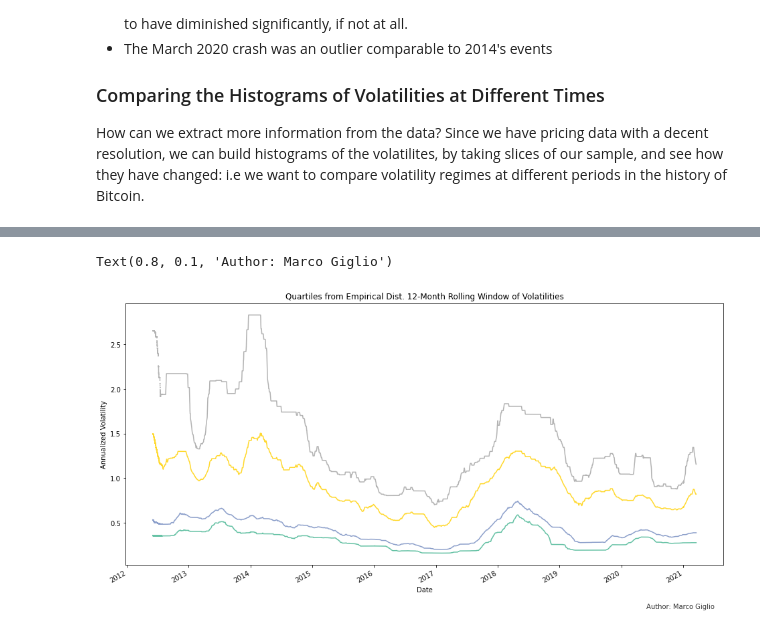
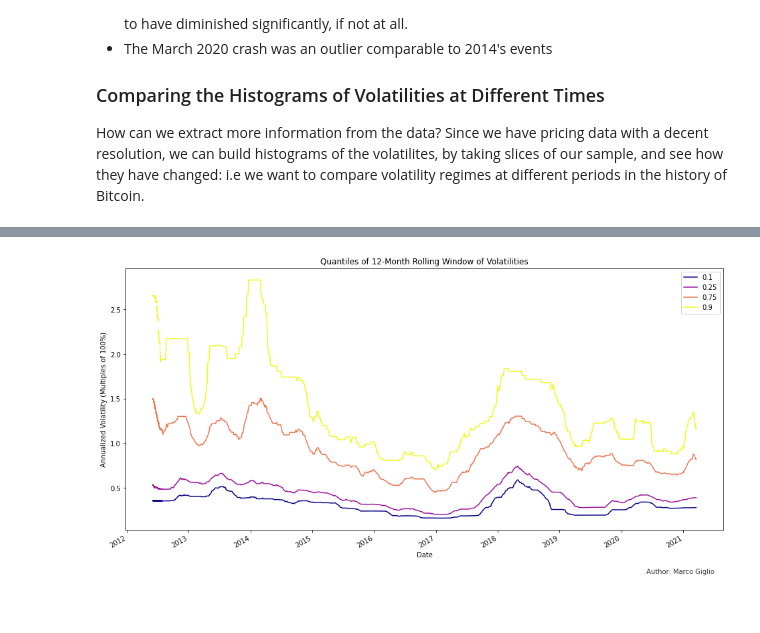
Before and after one commit to marcogiglio/digital_garden, a Jupyter notebook: _sources/bitcoin_realized_volatility.ipynb, the cells around one changed output, grey strips where cells are left out. Drawn from its saved outputs; the diff is of its cells as text; code cells hidden in the pictures.

```diff
--- a/_sources/bitcoin_realized_volatility.ipynb
+++ b/_sources/bitcoin_realized_volatility.ipynb
@@ -100,7 +100,7 @@ Already from this very high view graph, we can see a few things:
 ### Comparing the Histograms of Volatilities at Different Times
 How can we extract more information from the data? Since we have pricing data with a decent resolution, we can build histograms of the volatilites, by taking slices of our sample, and see how they have changed: i.e we want to compare volatility regimes at different periods in the history of Bitcoin.
 # %%
-cmap = cm.get_cmap('Set2')
+cmap = cm.get_cmap('plasma')
 
 fig, axes = plt.subplots(nrows=3, ncols=3)
 
@@ -167,20 +173,21 @@ Text(0.8, 0.05, 'Author: Marco Giglio')
 # %%
+
 window_size = 12*30*24
 quantiles = [.1, .25, .75, .90]
 
 for quantile in quantiles:
     data = df['volatilities'].rolling(window=window_size).quantile(quantile)
     serie = pd.Series(data, name=str(quantile))
     df[serie.name] = serie
 
-ax = df.plot(x='timestamp', y=['0.1', '0.25', '0.75', '0.9'], cmap=cmap, legend=False, ylabel='Annualized Volatility', xlabel='Date', title='Quartiles from Empirical Dist. 12-Month Rolling Window of Volatilities')
+ax = df.plot(x='timestamp', y=['0.1', '0.25', '0.75', '0.9'], cmap=cmap, legend=False, ylabel='Annualized Volatility (Multiples of 100%)', xlabel='Date', title='Quantiles of 12-Month Rolling Window of Volatilities')
 
 fig = ax.get_figure()
+ax.legend()
 fig.text(0.8, 0.1, 'Author: Marco Giglio',
          fontsize=10, color='black',
          ha='left', va='top', alpha=0.8)
 plt.show()
 # %% [output]
-Text(0.8, 0.1, 'Author: Marco Giglio')
-[figure, old version]
+[figure, new version]
 # %% [markdown]
```
Also changed, not shown: parts of 6 cells of this notebook, 4 other files.
